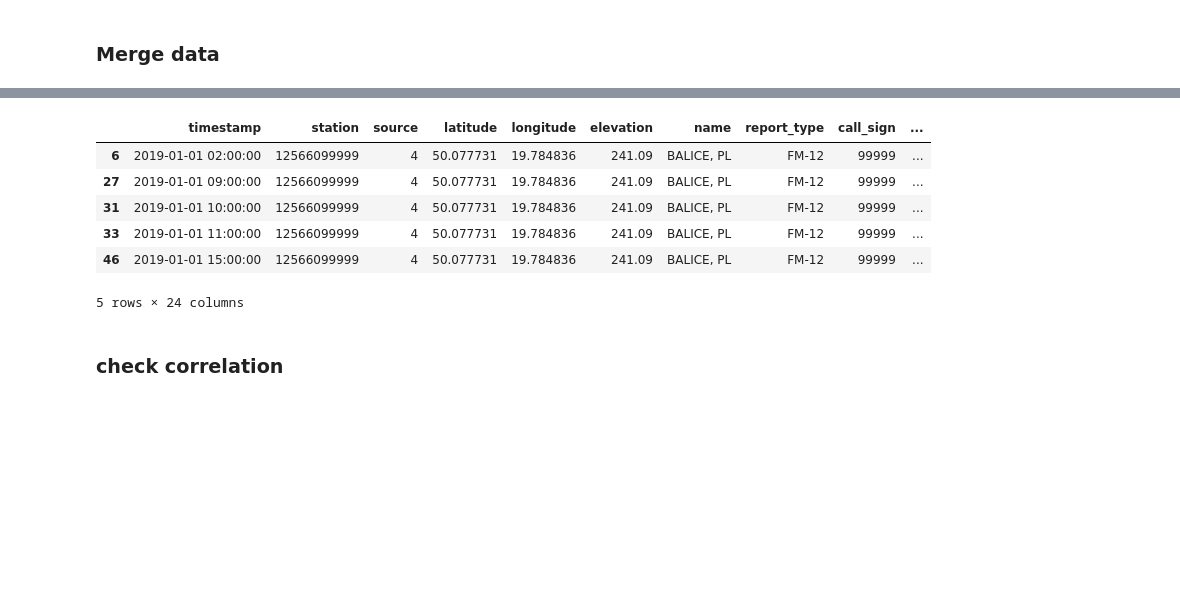
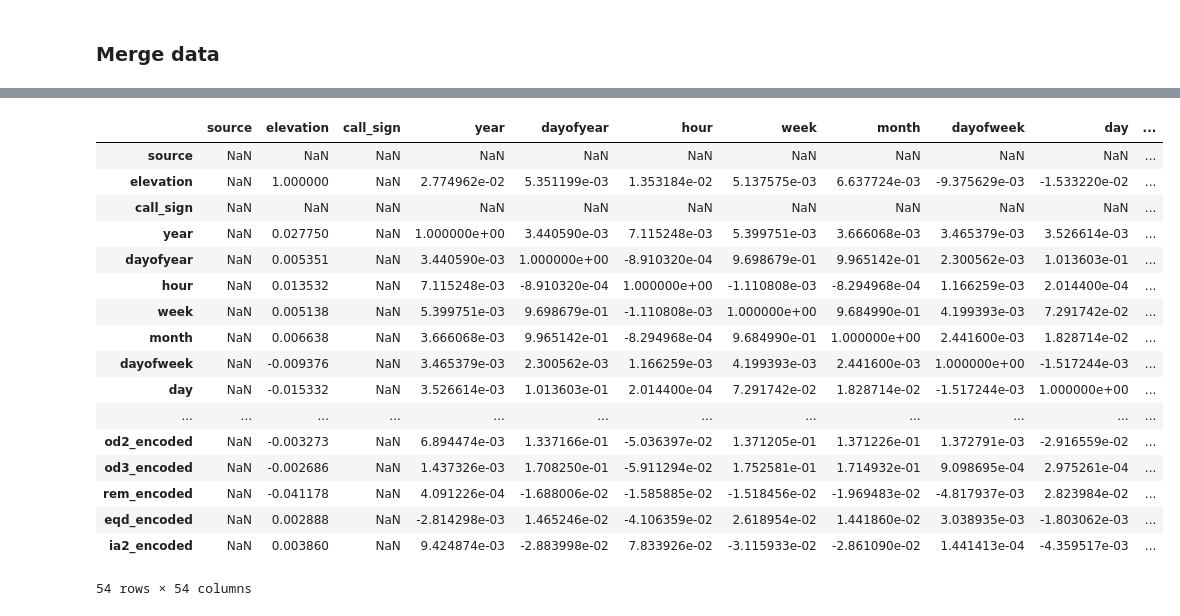
Before and after one commit to NguyenThanhNamIT/AIRPPMHackathon, a Jupyter notebook: src/preprocessing/preprocess.ipynb, the cells around one changed output, grey strips where cells are left out. Drawn from its saved outputs; the diff is of its cells as text; code cells hidden in the pictures; blank space fills up the shorter version.

```diff
--- a/src/preprocessing/preprocess.ipynb
+++ b/src/preprocessing/preprocess.ipynb
@@ -130,0 +282,26 @@ Combined weather data: 130328 records
+# %%
+weather_df = weather_df.dropna(axis=1, how="any")
+# %%
+def additional_features(df):
+    df['year'] = df['date'].dt.year
+    df['month'] = df['date'].dt.month
+    df['dayofweek'] = df['date'].dt.dayofweek
+    df['hour'] = df['date'].dt.hour
+    df['day'] = df['date'].dt.day
+    df['dayofyear'] = df['date'].dt.dayofyear
+    df['week'] = df['date'].dt.isocalendar().week
+
+    df['month_dummy'] = 0
+    df.loc[df['month'] > 10, 'month_dummy'] = 1
+    df.loc[df['month'] < 3, 'month_dummy'] = 1
+
+    df['hour_dummy'] = 0
+    df.loc[(df['month_dummy'] == 1) & (df['hour'] > 19) & (df['hour'] < 23), 'hour_dummy'] = 1
+    df.loc[(df['month_dummy'] == 1) & (df['hour'] > 5) & (df['hour'] < 9), 'hour_dummy'] = 1
+
+    df['day_dummy'] = 0
+    df.loc[(df['hour'] > 9) & (df['hour'] < 19), 'day_dummy'] = 1
+
+    return df
+
+weather_df = additional_features(weather_df)
@@ -485,12 +575,25 @@ Sample of merged data:
-# %%
-weather_all_data.head()
-# %% [output]
-|  | timestamp | station | source | latitude | longitude | elevation | name | report_type | call_sign | ... |
-| 6 | 2019-01-01 02:00:00 | 12566099999 | 4 | 50.077731 | 19.784836 | 241.09 | BALICE, PL | FM-12 | 99999 | ... |
-| 27 | 2019-01-01 09:00:00 | 12566099999 | 4 | 50.077731 | 19.784836 | 241.09 | BALICE, PL | FM-12 | 99999 | ... |
-| 31 | 2019-01-01 10:00:00 | 12566099999 | 4 | 50.077731 | 19.784836 | 241.09 | BALICE, PL | FM-12 | 99999 | ... |
-| 33 | 2019-01-01 11:00:00 | 12566099999 | 4 | 50.077731 | 19.784836 | 241.09 | BALICE, PL | FM-12 | 99999 | ... |
-| 46 | 2019-01-01 15:00:00 | 12566099999 | 4 | 50.077731 | 19.784836 | 241.09 | BALICE, PL | FM-12 | 99999 | ... |
-5 rows × 24 columns
-# %% [markdown]
-### check correlation
+# %%
+import pandas as pd
+import seaborn as sns
+import matplotlib.pyplot as plt
+
+final_data.corr(numeric_only=True)
+# %% [output]
+|  | source | elevation | call_sign | year | dayofyear | hour | week | month | dayofweek | day | ... |
+| source | NaN | NaN | NaN | NaN | NaN | NaN | NaN | NaN | NaN | NaN | ... |
+| elevation | NaN | 1.000000 | NaN | 2.774962e-02 | 5.351199e-03 | 1.353184e-02 | 5.137575e-03 | 6.637724e-03 | -9.375629e-03 | -1.533220e-02 | ... |
+| call_sign | NaN | NaN | NaN | NaN | NaN | NaN | NaN | NaN | NaN | NaN | ... |
+| year | NaN | 0.027750 | NaN | 1.000000e+00 | 3.440590e-03 | 7.115248e-03 | 5.399751e-03 | 3.666068e-03 | 3.465379e-03 | 3.526614e-03 | ... |
+| dayofyear | NaN | 0.005351 | NaN | 3.440590e-03 | 1.000000e+00 | -8.910320e-04 | 9.698679e-01 | 9.965142e-01 | 2.300562e-03 | 1.013603e-01 | ... |
+| hour | NaN | 0.013532 | NaN | 7.115248e-03 | -8.910320e-04 | 1.000000e+00 | -1.110808e-03 | -8.294968e-04 | 1.166259e-03 | 2.014400e-04 | ... |
+| week | NaN | 0.005138 | NaN | 5.399751e-03 | 9.698679e-01 | -1.110808e-03 | 1.000000e+00 | 9.684990e-01 | 4.199393e-03 | 7.291742e-02 | ... |
+| month | NaN | 0.006638 | NaN | 3.666068e-03 | 9.965142e-01 | -8.294968e-04 | 9.684990e-01 | 1.000000e+00 | 2.441600e-03 | 1.828714e-02 | ... |
+| dayofweek | NaN | -0.009376 | NaN | 3.465379e-03 | 2.300562e-03 | 1.166259e-03 | 4.199393e-03 | 2.441600e-03 | 1.000000e+00 | -1.517244e-03 | ... |
+| day | NaN | -0.015332 | NaN | 3.526614e-03 | 1.013603e-01 | 2.014400e-04 | 7.291742e-02 | 1.828714e-02 | -1.517244e-03 | 1.000000e+00 | ... |
+| ... | ... | ... | ... | ... | ... | ... | ... | ... | ... | ... | ... |
+| od2_encoded | NaN | -0.003273 | NaN | 6.894474e-03 | 1.337166e-01 | -5.036397e-02 | 1.371205e-01 | 1.371226e-01 | 1.372791e-03 | -2.916559e-02 | ... |
+| od3_encoded | NaN | -0.002686 | NaN | 1.437326e-03 | 1.708250e-01 | -5.911294e-02 | 1.752581e-01 | 1.714932e-01 | 9.098695e-04 | 2.975261e-04 | ... |
+| rem_encoded | NaN | -0.041178 | NaN | 4.091226e-04 | -1.688006e-02 | -1.585885e-02 | -1.518456e-02 | -1.969483e-02 | -4.817937e-03 | 2.823984e-02 | ... |
+| eqd_encoded | NaN | 0.002888 | NaN | -2.814298e-03 | 1.465246e-02 | -4.106359e-02 | 2.618954e-02 | 1.441860e-02 | 3.038935e-03 | -1.803062e-03 | ... |
+| ia2_encoded | NaN | 0.003860 | NaN | 9.424874e-03 | -2.883998e-02 | 7.833926e-02 | -3.115933e-02 | -2.861090e-02 | 1.441413e-04 | -4.359517e-03 | ... |
+54 rows × 54 columns
```
Also changed, not shown: parts of 28 cells of this notebook, 6 other files.
